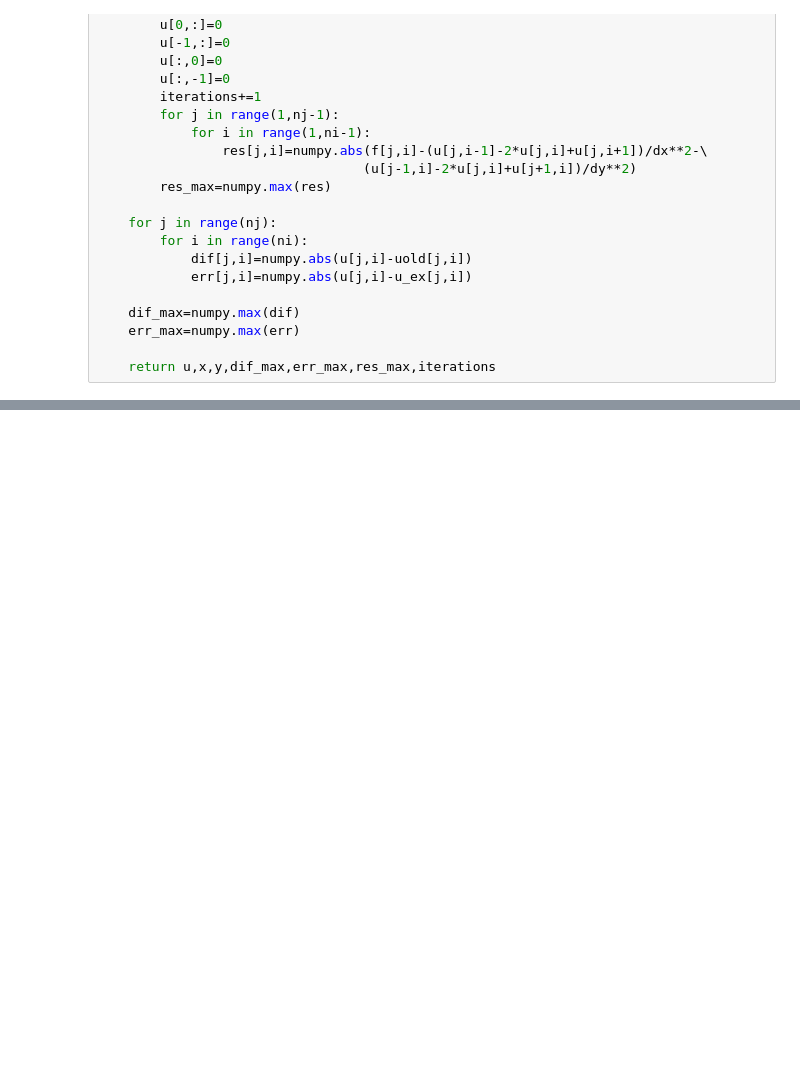
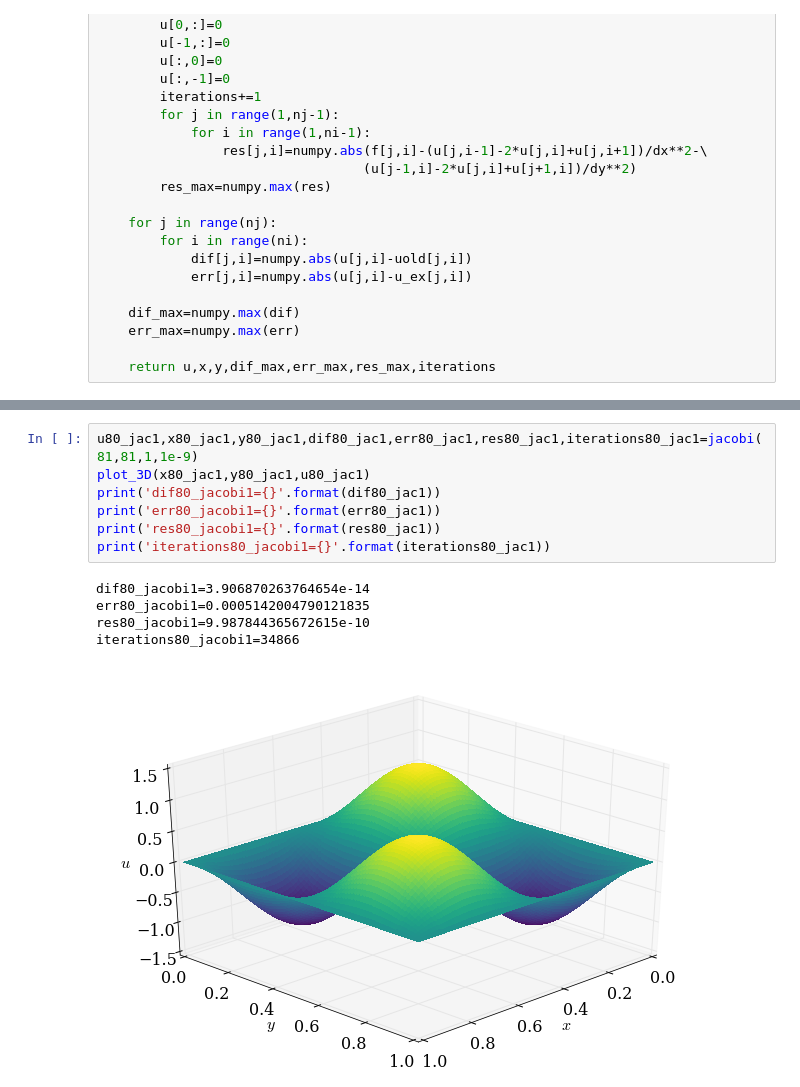
Before and after one commit to yujiasheng912/MAE6225, a Jupyter notebook: poisson2d_sin.ipynb, the cells around one changed output, grey strips where cells are left out. Cells and saved outputs as stored; diff of their text form; blank space fills up the shorter version.

```diff
--- a/poisson2d_sin.ipynb
+++ b/poisson2d_sin.ipynb
@@ -195,0 +186,13 @@ def SOR(ni,nj,n,res_target,omega):
+# %%
+u80_jac1,x80_jac1,y80_jac1,dif80_jac1,err80_jac1,res80_jac1,iterations80_jac1=jacobi(81,81,1,1e-9)
+plot_3D(x80_jac1,y80_jac1,u80_jac1)
+print('dif80_jacobi1={}'.format(dif80_jac1))
+print('err80_jacobi1={}'.format(err80_jac1))
+print('res80_jacobi1={}'.format(res80_jac1))
+print('iterations80_jacobi1={}'.format(iterations80_jac1))
+# %% [output]
+dif80_jacobi1=3.906870263764654e-14
+err80_jacobi1=0.0005142004790121835
+res80_jacobi1=9.987844365672615e-10
+iterations80_jacobi1=34866
+[figure, added]
```
Also changed, not shown: parts of 17 cells of this notebook, 1 other file.
